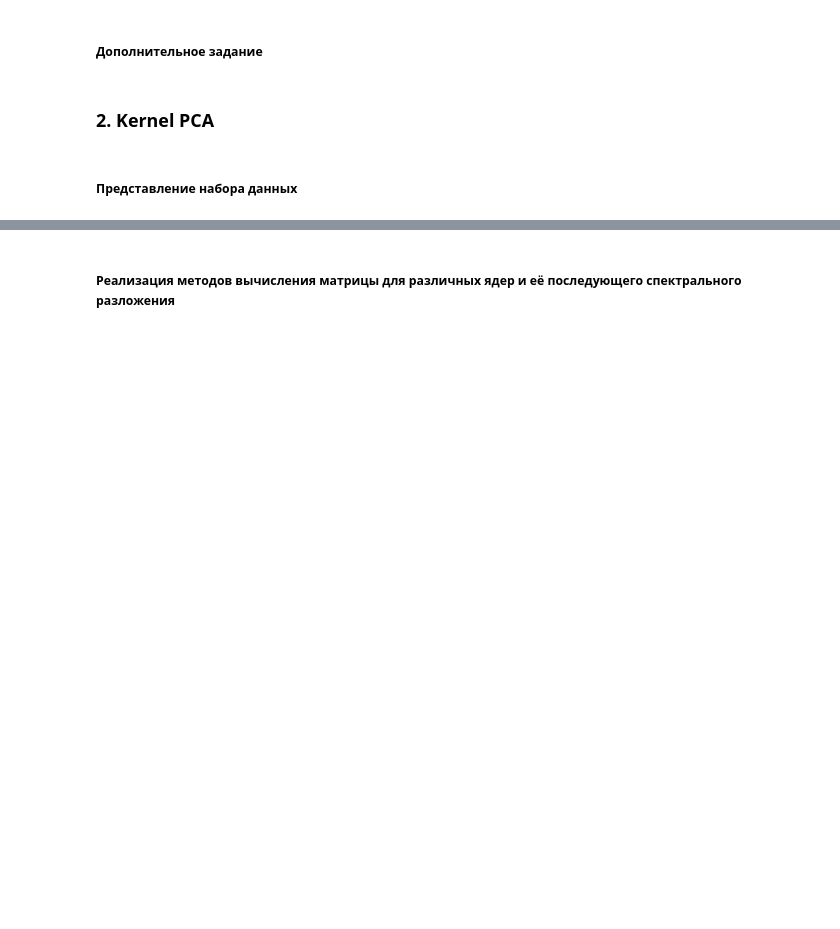
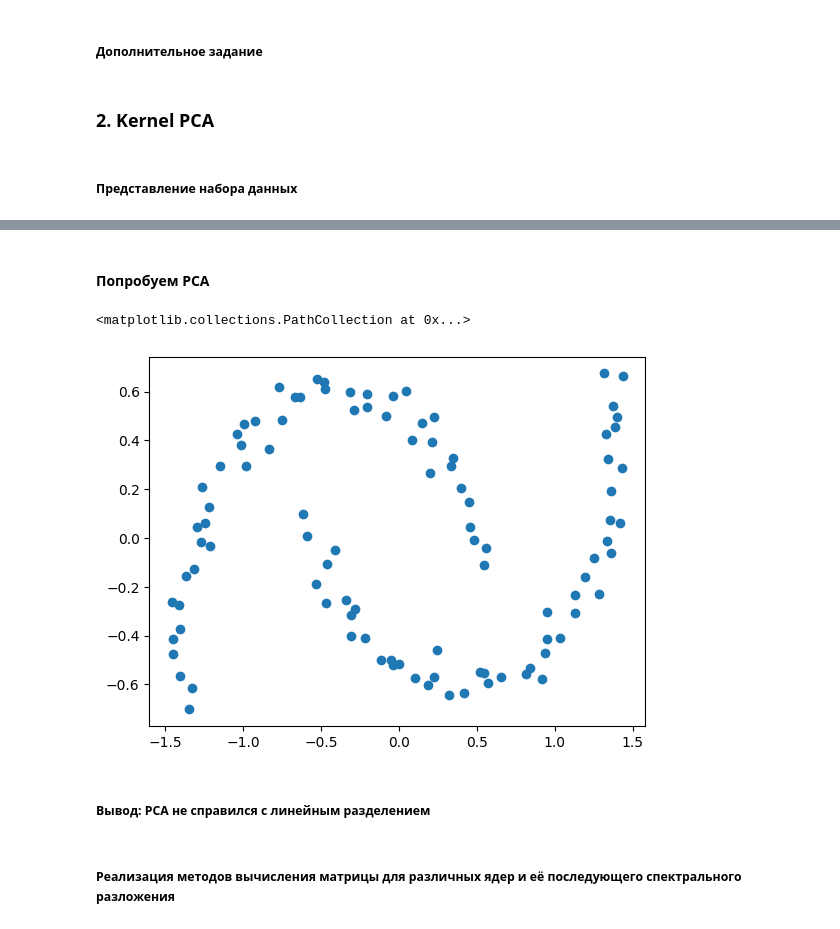
Before and after one commit to SergeyPishchulov/MOMO, a Jupyter notebook: Lab_1-1QR.ipynb, the cells around one changed output, grey strips where cells are left out. Cells and saved outputs as stored; diff of their text form; code cells hidden in the pictures; blank space fills up the shorter version.

```diff
--- a/Lab_1-1QR.ipynb
+++ b/Lab_1-1QR.ipynb
@@ -391,6 +390,27 @@ plt.show()
 mean_values = np.mean(moons_x, axis=0)
 centred_data = moons_x - mean_values
 moons_x = centred_data
+# %% [markdown]
+#### Попробуем PCA
+# %%
+X = centred_data
+pcs = get_pca(X)
+t = X[0]  # first object
+sum_distances_by_pc = defaultdict(int)
+for pc_num, pc in enumerate(pcs.T):
+    for obj in X:
+        projection = pc@obj
+        sum_distances_by_pc[pc_num] += projection**2
+
+
+selected_pcs = pcs[:, :2]
+transformed = X@selected_pcs
+plt.scatter(x=transformed[:, 0], y=transformed[:, 1])
+# %% [output]
+<matplotlib.collections.PathCollection at 0x...>
+[figure, added]
+# %% [markdown]
+##### Вывод: PCA не справился с линейным разделением
 # %% [markdown]
 ##### Реализация методов вычисления матрицы для различных ядер  и её последующего спектрального разложения
 # %%
```
Also changed, not shown: parts of 6 cells of this notebook.
